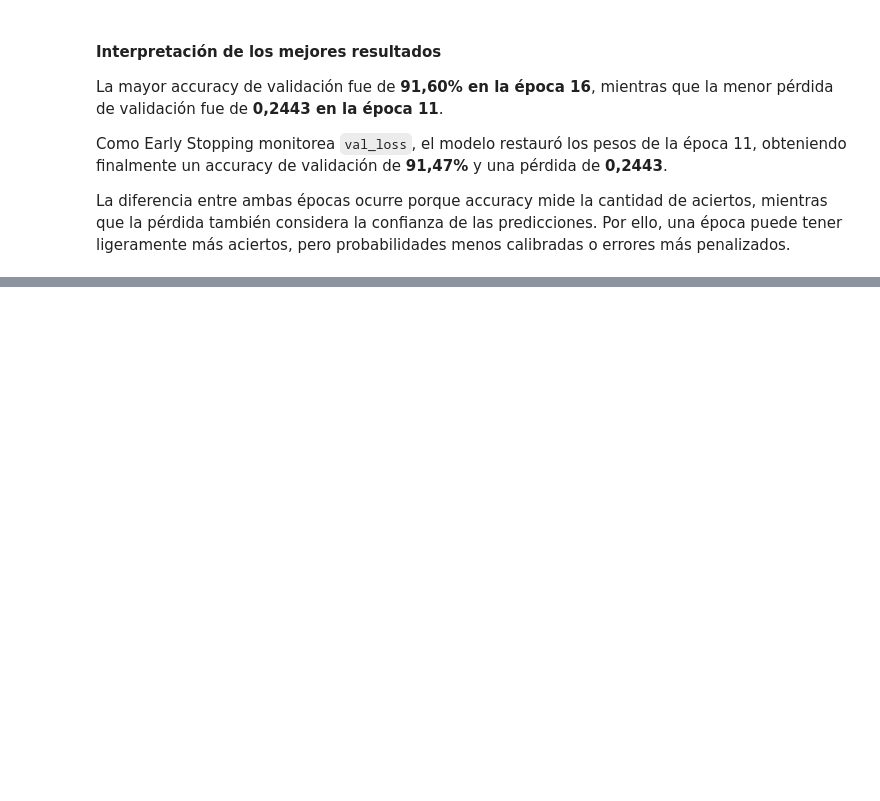
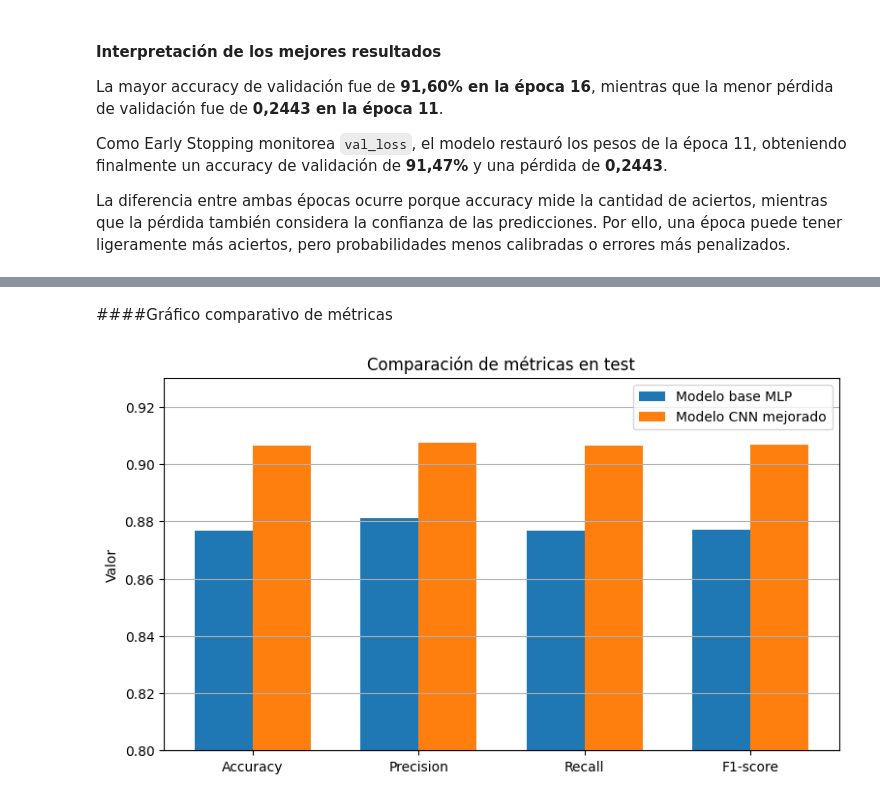
Before and after one commit to Francheskacisterna/Evaluacion_n1, a Jupyter notebook: Examen_Final.ipynb, the cells around one changed output, grey strips where cells are left out. Saved outputs shown, nothing was run; the diff lists cells and outputs as text; code cells hidden in the pictures; blank space fills up the shorter version.

```diff
--- a/Examen_Final.ipynb
+++ b/Examen_Final.ipynb
@@ -1072,0 +1476,53 @@ La diferencia entre ambas épocas ocurre porque accuracy mide la cantidad de aci
+# %% [markdown]
+####Gráfico comparativo de métricas
+# %%
+# Métricas que se expresan entre 0 y 1
+nombres_metricas = [
+    "Accuracy",
+    "Precision",
+    "Recall",
+    "F1-score"
+]
+
+valores_baseline = [
+    test_accuracy_baseline,
+    precision_baseline,
+    recall_baseline,
+    f1_baseline
+]
+
+valores_cnn = [
+    test_accuracy_cnn,
+    precision_cnn,
+    recall_cnn,
+    f1_cnn
+]
+
+posiciones = np.arange(len(nombres_metricas))
+ancho = 0.35
+
+plt.figure(figsize=(9, 5))
+
+plt.bar(
+    posiciones - ancho / 2,
+    valores_baseline,
+    width=ancho,
+    label="Modelo base MLP"
+)
+
+plt.bar(
+    posiciones + ancho / 2,
+    valores_cnn,
+    width=ancho,
+    label="Modelo CNN mejorado"
+)
+
+plt.xticks(posiciones, nombres_metricas)
+plt.ylabel("Valor")
+plt.ylim(0.80, 0.93)
+plt.title("Comparación de métricas en test")
+plt.legend()
+plt.grid(axis="y")
+plt.show()
+# %% [output]
+[figure, added]
```
Also changed, not shown: parts of 42 cells of this notebook.
